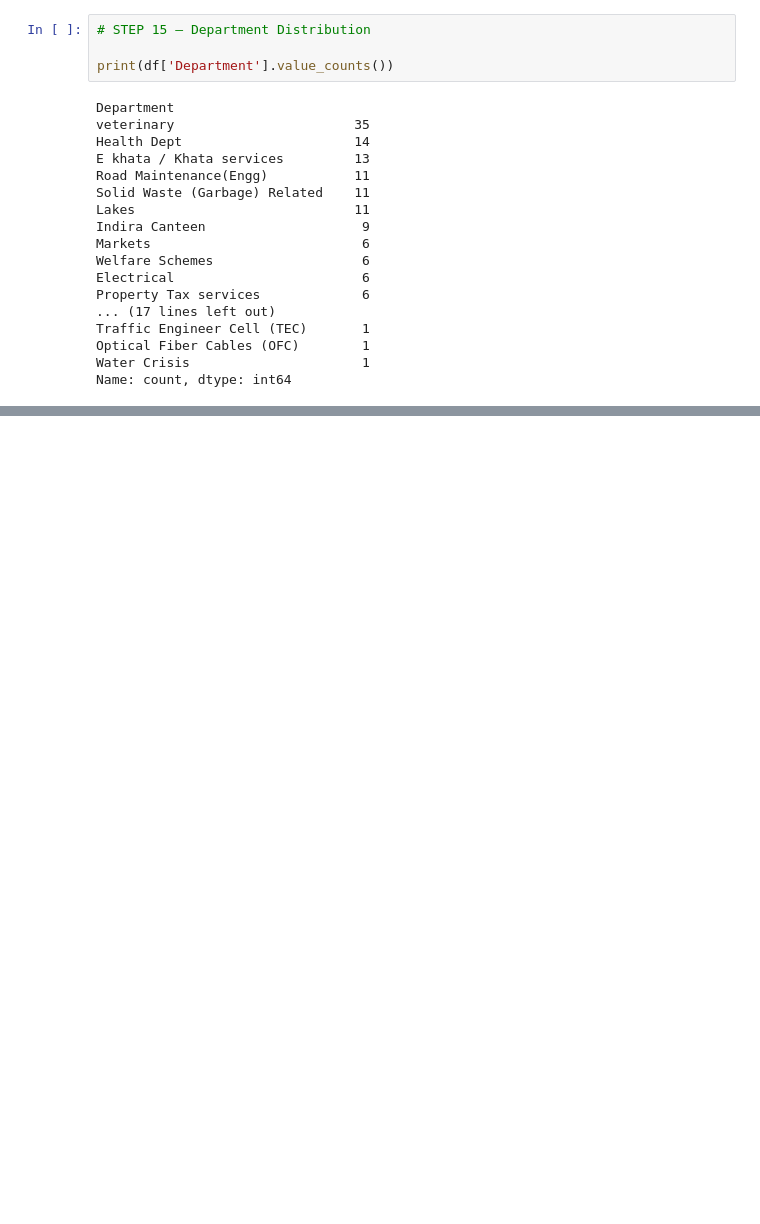
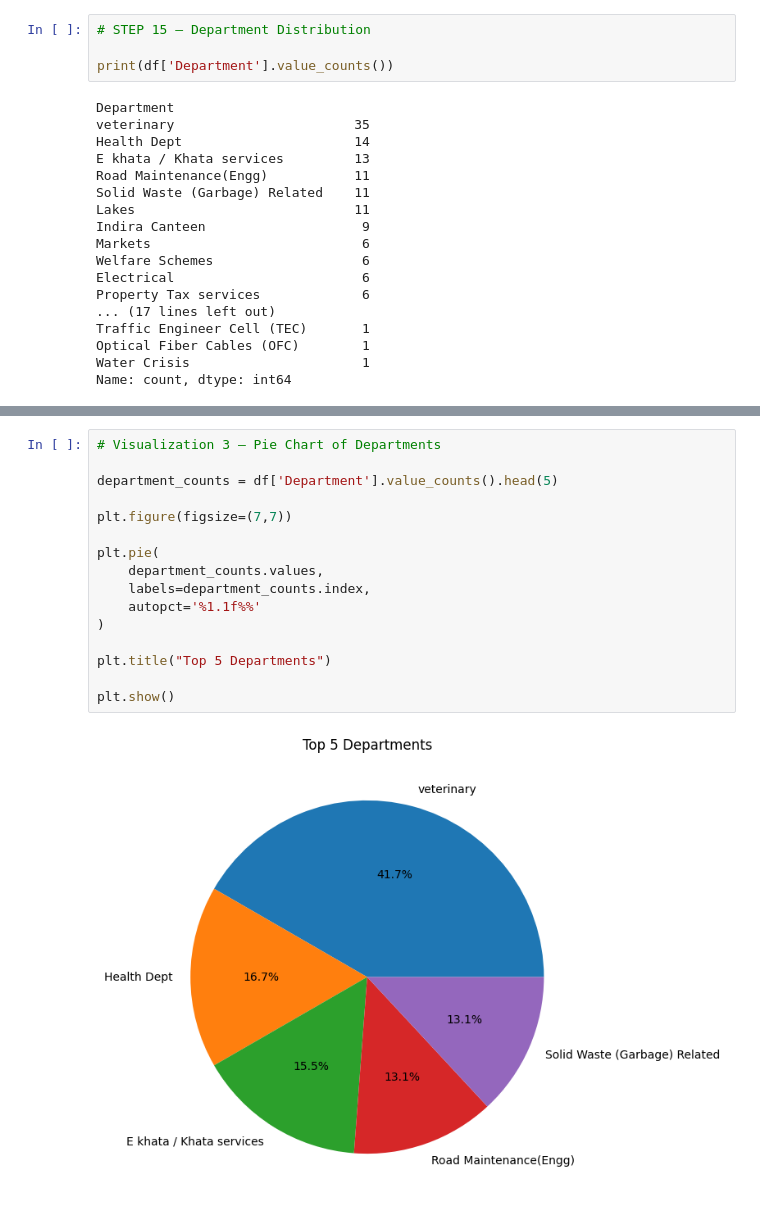
Before and after one commit to liyajasminn/AI-Citizen-Grievance-System, a Jupyter notebook: work.ipynb, the cells around one changed output, grey strips where cells are left out. Saved outputs shown, nothing was run; the diff lists cells and outputs as text; blank space fills up the shorter version.

```diff
--- a/work.ipynb
+++ b/work.ipynb
@@ -321,0 +347,18 @@ Name: count, dtype: int64
+# %%
+# Visualization 3 — Pie Chart of Departments
+
+department_counts = df['Department'].value_counts().head(5)
+
+plt.figure(figsize=(7,7))
+
+plt.pie(
+    department_counts.values,
+    labels=department_counts.index,
+    autopct='%1.1f%%'
+)
+
+plt.title("Top 5 Departments")
+
+plt.show()
+# %% [output]
+[figure, added]
```
Also changed, not shown: parts of 4 cells of this notebook.
